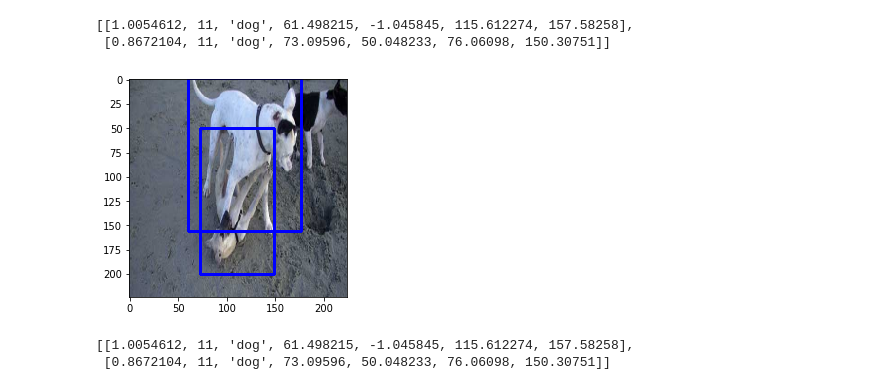
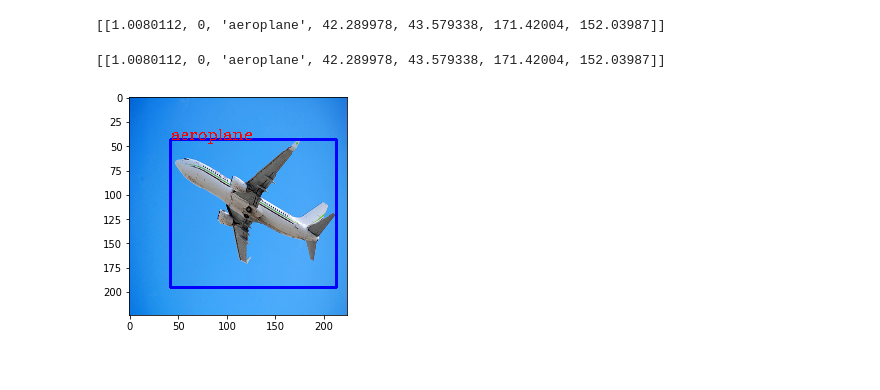
Before and after one commit to MrParosk/ml_playground, a Jupyter notebook: computer_vision/object_detection/yolo_v1.ipynb, the cells around one changed output. Saved outputs shown, nothing was run; the diff lists cells and outputs as text; code cells hidden in the pictures.

```diff
--- a/computer_vision/object_detection/yolo_v1.ipynb
+++ b/computer_vision/object_detection/yolo_v1.ipynb
@@ -283,4 +217,6 @@ wd = 0.0005
 # %%
 optimizer = optim.Adam(filter(lambda p: p.requires_grad, model.parameters()), lr=lr, weight_decay=wd)
+# %%
+validation_evaluation = False
 # %%
 torch.manual_seed(seed)
@@ -312,14 +272,17 @@ for epoch in range(0, n_epochs):
 # %%
-index = 2
+index = 5
+dataset = train_dataset
 (x_i, _, _) = dataset[index]
 
+model.eval()
 y_hat = model(x_i.reshape(1, 3, target_size, target_size))
 y_hat = y_hat.detach().cpu().numpy()
 # %%
+grid_size = target_size / S
+pc_threshold = 0.25
+
 output_bb = []
 class_id_list = []
-
-pc_threshold = 0.25
 
 for i in range(S):
     for j in range(S):
@@ -336,8 +299,8 @@ for i in range(S):
             box_width = y_hat[:, i, j, 23 + 5*b]*target_size
             box_height = y_hat[:, i, j, 24 + 5*b]*target_size
 
-            bx = i*grid_size + y_hat[:, i, j, 21 + 5*b]*grid_size - box_width/2
-            by = j*grid_size + y_hat[:, i, j, 22 + 5*b]*grid_size - box_height/2
+            bx = (i + y_hat[:, i, j, 21 + 5*b])*grid_size - box_width/2
+            by = (j + y_hat[:, i, j, 22 + 5*b])*grid_size - box_height/2
 
             output_bb.append([pc[0], bx[0], by[0], box_width[0], box_height[0]])
 
@@ -351,18 +314,23 @@ for i in range(len(output_bb)):
     output_bb[i].insert(1, class_id_list[i])
 
 output_bb = sorted(output_bb, key = lambda x: x[0], reverse=True)
+output_bb
+# %% [output]
+[[1.0080112, 0, 'aeroplane', 42.289978, 43.579338, 171.42004, 152.03987]]
-# %%
-output_bb
-# %% [output]
-[[1.0054612, 11, 'dog', 61.498215, -1.045845, 115.612274, 157.58258],
- [0.8672104, 11, 'dog', 73.09596, 50.048233, 76.06098, 150.30751]]
+# %%
+filtered_bb = evaluation.non_max_suppression(output_bb)
+filtered_bb
+# %% [output]
+[[1.0080112, 0, 'aeroplane', 42.289978, 43.579338, 171.42004, 152.03987]]
 # %%
 img_file = dataset.file_list[index]
-img_str = path + img_file
+img_str = img_path + img_file
 
-img = read_img(img_str, target_size)
-img = draw_boxes(img, [bb[3:] for bb in output_bb])
+img = display.read_img(img_str, target_size)
+img = display.draw_boxes(img, [bb[3:] for bb in filtered_bb])
+img = display.draw_text(img, [bb[2] for bb in filtered_bb], [bb[3:] for bb in filtered_bb])
+
 plt.imshow(img)
 plt.show()
 # %% [output]
-[figure, old version]
+[figure, new version]
@@ -412,5 +336,0 @@ filtered_bb = non_max_suppression(output_bb)
-# %%
-filtered_bb
-# %% [output]
-[[1.0054612, 11, 'dog', 61.498215, -1.045845, 115.612274, 157.58258],
- [0.8672104, 11, 'dog', 73.09596, 50.048233, 76.06098, 150.30751]]
```
Also changed, not shown: parts of 35 cells of this notebook, 4 other files.
